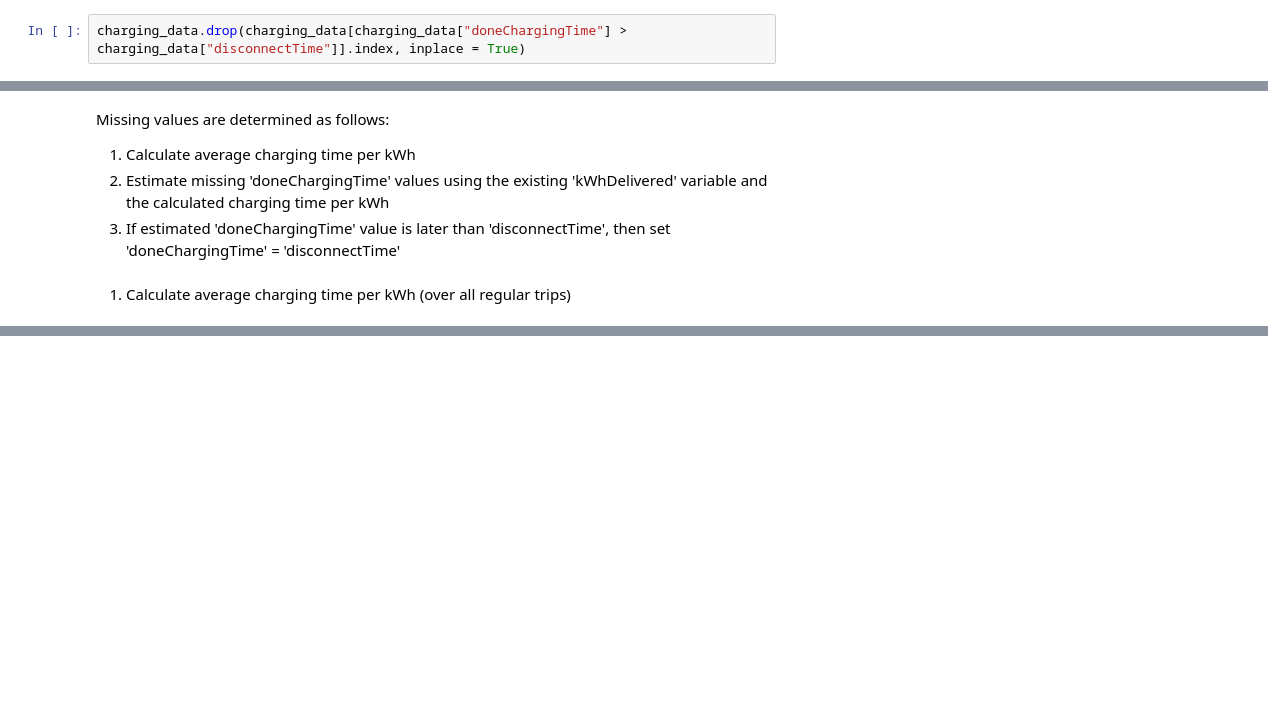
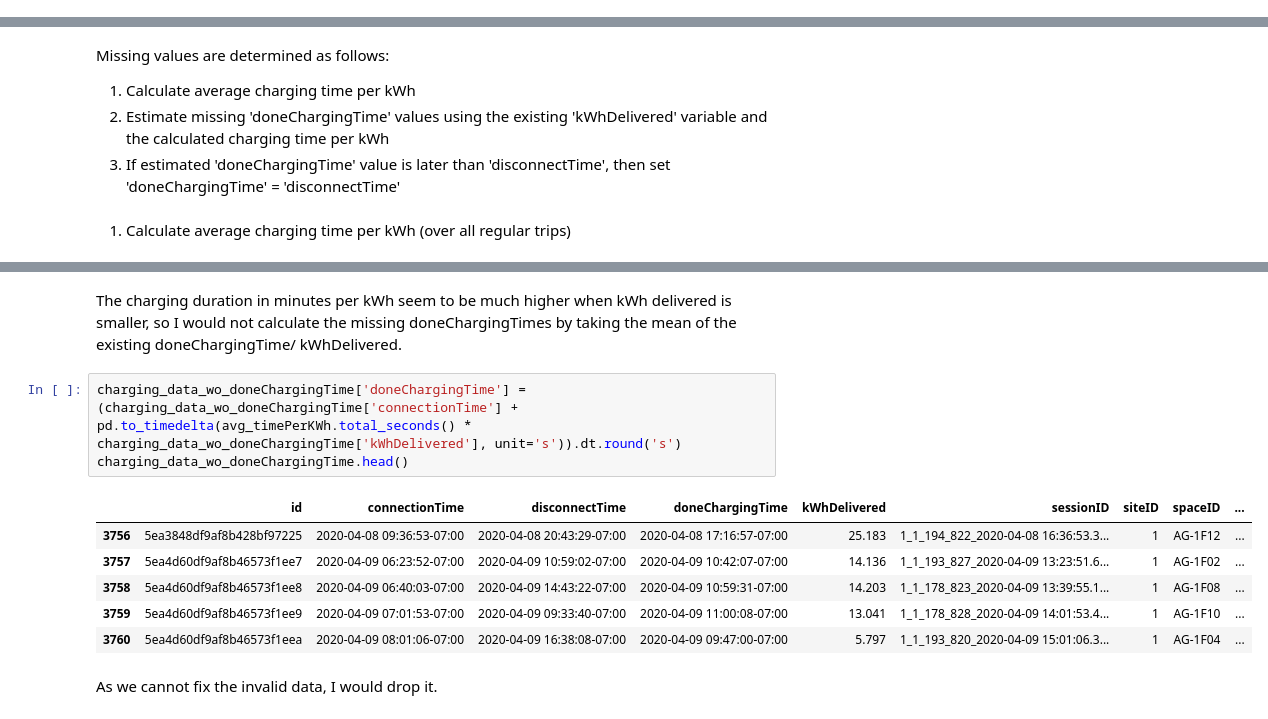
Before and after one commit to JakobJetter/AA_Project_WS2526, a Jupyter notebook: 01_Data_Preparation/data_preparation_felix.ipynb, the cells around one changed output, grey strips where cells are left out. Drawn from its saved outputs; the diff is of its cells as text; blank space fills up the shorter version.

```diff
--- a/01_Data_Preparation/data_preparation_felix.ipynb
+++ b/01_Data_Preparation/data_preparation_felix.ipynb
@@ -244,2 +271,0 @@ Invalid data found. It is not possible that charging was disconnected and contin
-# %%
-charging_data.drop(charging_data[charging_data["doneChargingTime"] > charging_data["disconnectTime"]].index, inplace = True)
@@ -334,0 +356,14 @@ Not yet applied to full data set. To be discussed in group meeting
+# %% [markdown]
+The charging duration in minutes per kWh seem to be much higher when kWh delivered is smaller, so I would not calculate the missing doneChargingTimes by taking the mean of the existing doneChargingTime/ kWhDelivered.
+# %%
+charging_data_wo_doneChargingTime['doneChargingTime'] = (charging_data_wo_doneChargingTime['connectionTime'] + pd.to_timedelta(avg_timePerKWh.total_seconds() * charging_data_wo_doneChargingTime['kWhDelivered'], unit='s')).dt.round('s')
+charging_data_wo_doneChargingTime.head()
+# %% [output]
+|  | id | connectionTime | disconnectTime | doneChargingTime | kWhDelivered | sessionID | siteID | spaceID | ... |
+| 3756 | 5ea3848df9af8b428bf97225 | 2020-04-08 09:36:53-07:00 | 2020-04-08 20:43:29-07:00 | 2020-04-08 17:16:57-07:00 | 25.183 | 1_1_194_822_2020-04-08 16:36:53.3... | 1 | AG-1F12 | ... |
+| 3757 | 5ea4d60df9af8b46573f1ee7 | 2020-04-09 06:23:52-07:00 | 2020-04-09 10:59:02-07:00 | 2020-04-09 10:42:07-07:00 | 14.136 | 1_1_193_827_2020-04-09 13:23:51.6... | 1 | AG-1F02 | ... |
+| 3758 | 5ea4d60df9af8b46573f1ee8 | 2020-04-09 06:40:03-07:00 | 2020-04-09 14:43:22-07:00 | 2020-04-09 10:59:31-07:00 | 14.203 | 1_1_178_823_2020-04-09 13:39:55.1... | 1 | AG-1F08 | ... |
+| 3759 | 5ea4d60df9af8b46573f1ee9 | 2020-04-09 07:01:53-07:00 | 2020-04-09 09:33:40-07:00 | 2020-04-09 11:00:08-07:00 | 13.041 | 1_1_178_828_2020-04-09 14:01:53.4... | 1 | AG-1F10 | ... |
+| 3760 | 5ea4d60df9af8b46573f1eea | 2020-04-09 08:01:06-07:00 | 2020-04-09 16:38:08-07:00 | 2020-04-09 09:47:00-07:00 | 5.797 | 1_1_193_820_2020-04-09 15:01:06.3... | 1 | AG-1F04 | ... |
+# %% [markdown]
+As we cannot fix the invalid data, I would drop it.
```
Also changed, not shown: parts of 31 cells of this notebook, 1 other file.
